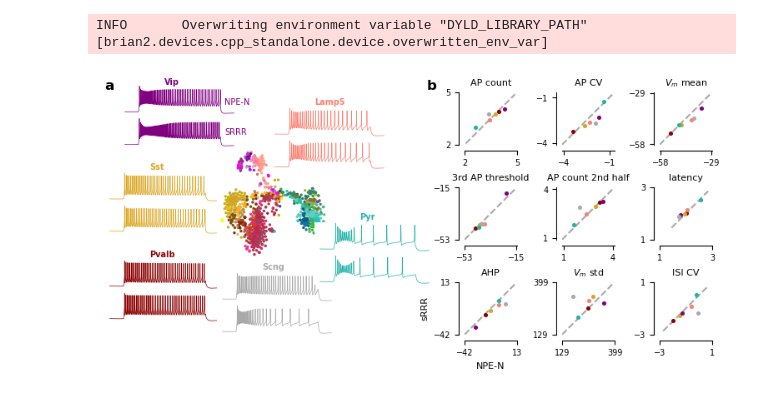
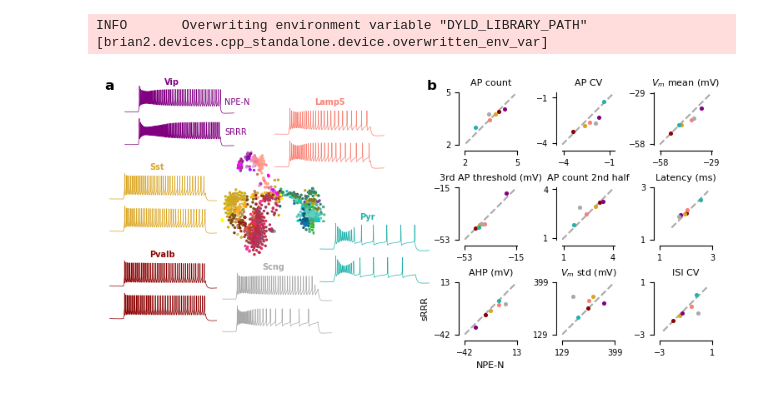
Before and after one commit to berenslab/hh_sbi, a Jupyter notebook: figures/figure_7.ipynb, the cells around one changed output. Drawn from its saved outputs; the diff is of its cells as text; code cells hidden in the pictures.

```diff
--- a/figures/figure_7.ipynb
+++ b/figures/figure_7.ipynb
@@ -558,32 +558,32 @@ for i, ax in enumerate(np.array(ax_features).reshape(-1)):
         ]
     )
     ax.set_yticks(
         [
             round(npen_xs[:, features_to_show[i]].min() - 1.1 * std),
             round(npen_xs[:, features_to_show[i]].max() + 1.1 * std),
         ]
     )
     if i == 0:
         ax.set_xlabel("NPE-N", fontsize=8)
         ax.set_ylabel("sRRR", fontsize=8)
     ax.tick_params(which="both", labelsize=7)
-    ax.set_title(ephys_features[features_to_show[i]], fontsize=8)
+    ax.set_title(ephys_features_w_units[features_to_show[i]], fontsize=8)
     adjust_spines(ax, ["left", "bottom"])
     sns.despine(ax=ax)
 
 fs = 7
 fig.text(0.16, 0.92, "NPE-N", fontsize=fs, color="purple")
 fig.text(0.16, 0.8, "SRRR", fontsize=fs, color="purple")
 fig.text(0.06, 0.31, "Pvalb", fontsize=fs, color="darkred", fontweight="bold")
 fig.text(0.28, 0.92, "Lamp5", fontsize=fs, color="salmon", fontweight="bold")
 fig.text(0.06, 0.66, "Sst", fontsize=fs, color="goldenrod", fontweight="bold")
 fig.text(0.08, 1, "Vip", fontsize=fs, color="purple", fontweight="bold")
 fig.text(0.34, 0.46, "Pyr", fontsize=fs, color="lightseagreen", fontweight="bold")
 fig.text(0.21, 0.26, "Scng", fontsize=fs, color="darkgrey", fontweight="bold")
 fig.text(0, 0.98, "a", fontsize=12, color="k", fontweight="bold")
 fig.text(0.43, 0.98, "b", fontsize=12, color="k", fontweight="bold")
 
 plt.savefig("figure_7.pdf", bbox_inches="tight", pad_inches=0)
 plt.savefig("figure_7.png", bbox_inches="tight", pad_inches=0)
 # %% [output]
-[figure, old version]
+[figure, new version]
```
Also changed, not shown: 2 other files.
